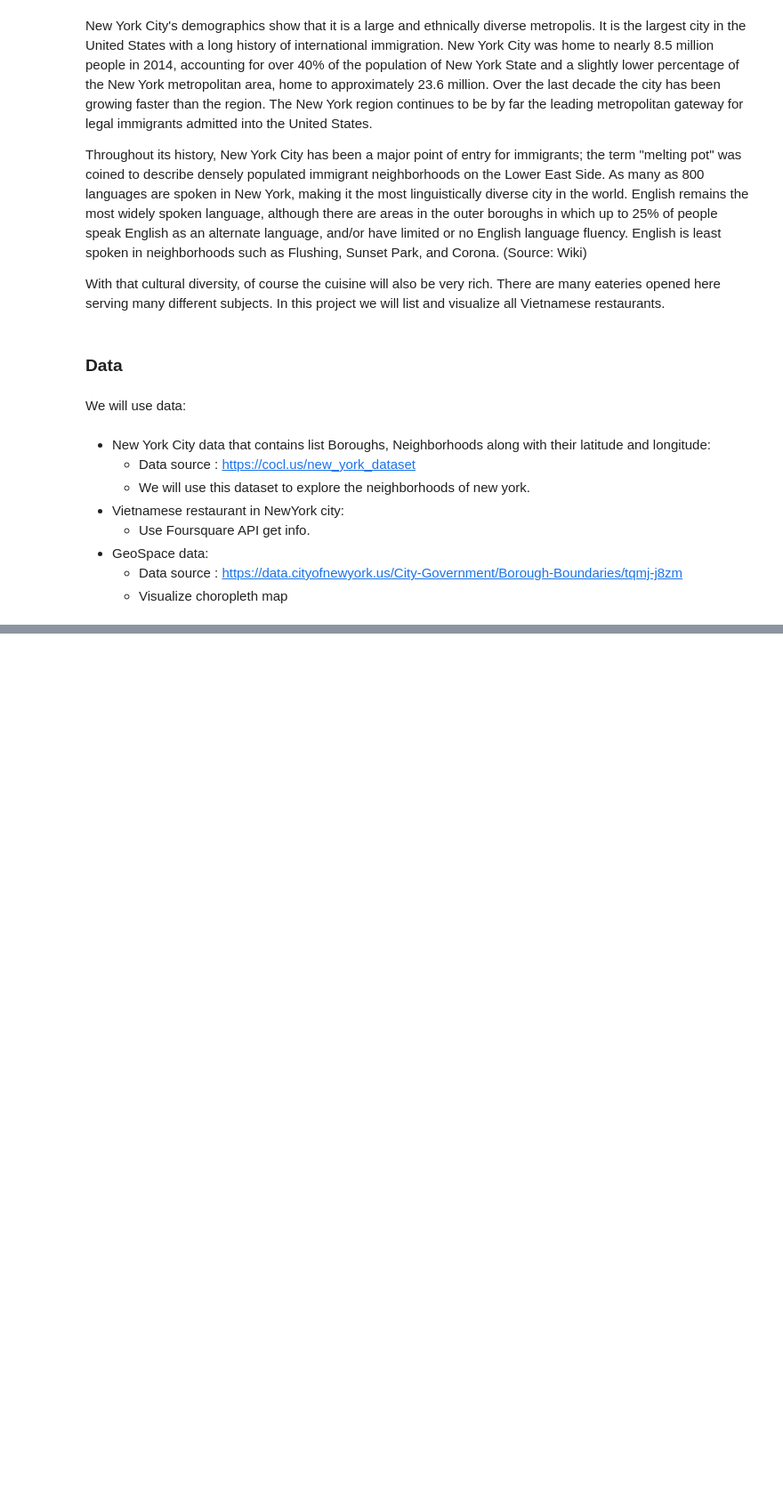
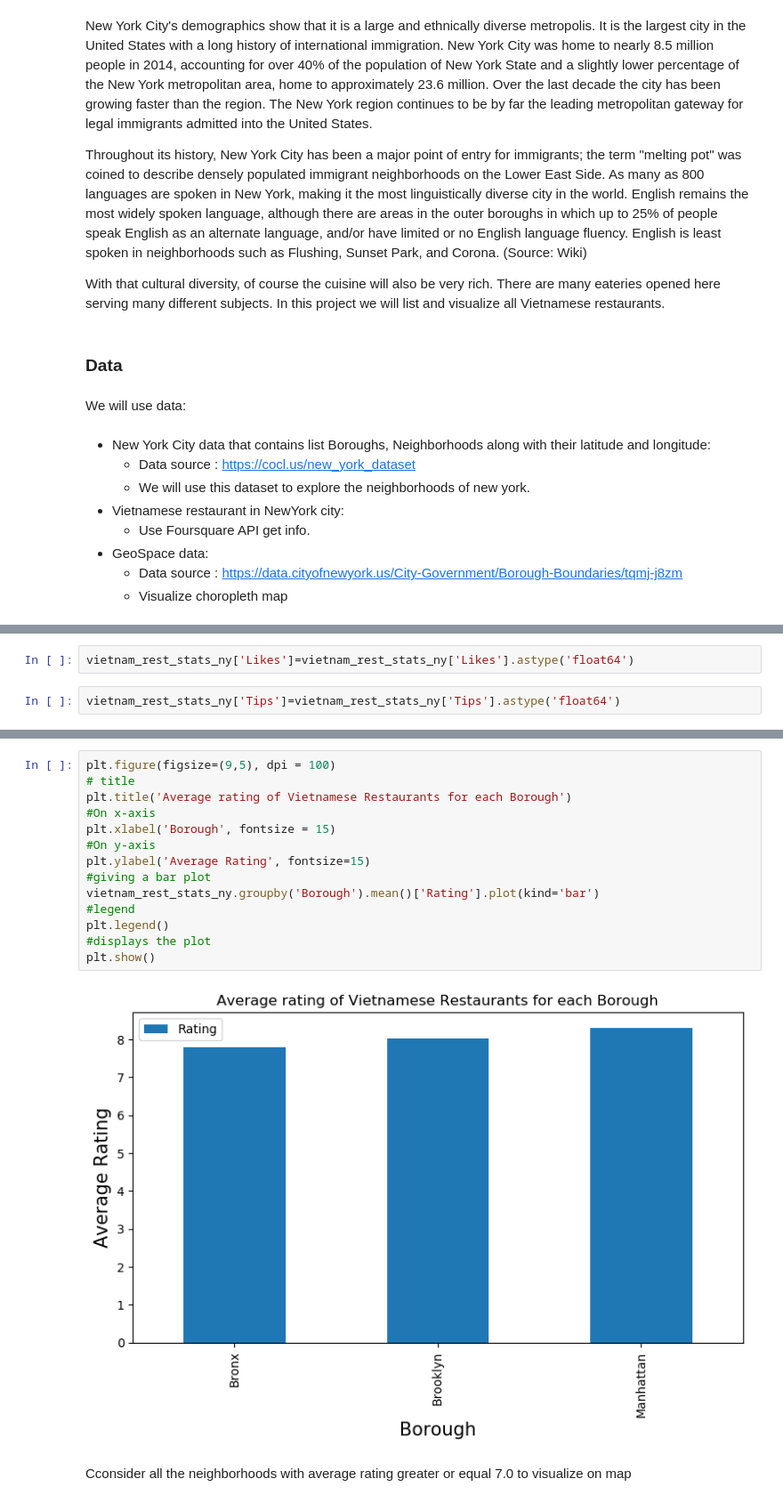
Before and after one commit to thientvse/Coursera_Capstone, a Jupyter notebook: Vietnam Restaurant in NewYork.ipynb, the cells around one changed output, grey strips where cells are left out. Shown at 89% size. Cells and saved outputs as stored; diff of their text form; blank space fills up the shorter version.

```diff
--- a/Vietnam Restaurant in NewYork.ipynb
+++ b/Vietnam Restaurant in NewYork.ipynb
@@ -25,0 +415,4 @@ We will use data:
+# %%
+vietnam_rest_stats_ny['Likes']=vietnam_rest_stats_ny['Likes'].astype('float64')
+# %%
+vietnam_rest_stats_ny['Tips']=vietnam_rest_stats_ny['Tips'].astype('float64')
@@ -25,0 +501,18 @@ We will use data:
+# %%
+plt.figure(figsize=(9,5), dpi = 100)
+# title
+plt.title('Average rating of Vietnamese Restaurants for each Borough')
+#On x-axis
+plt.xlabel('Borough', fontsize = 15)
+#On y-axis
+plt.ylabel('Average Rating', fontsize=15)
+#giving a bar plot
+vietnam_rest_stats_ny.groupby('Borough').mean()['Rating'].plot(kind='bar')
+#legend
+plt.legend()
+#displays the plot
+plt.show()
+# %% [output]
+[figure, added]
+# %% [markdown]
+Cconsider all the neighborhoods with average rating greater or equal 7.0 to visualize on map
```
Also changed, not shown: parts of 59 cells of this notebook.
